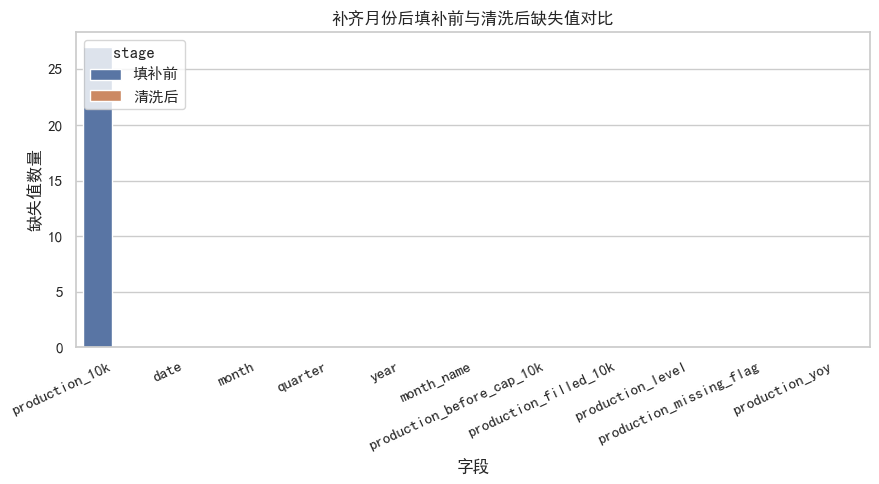
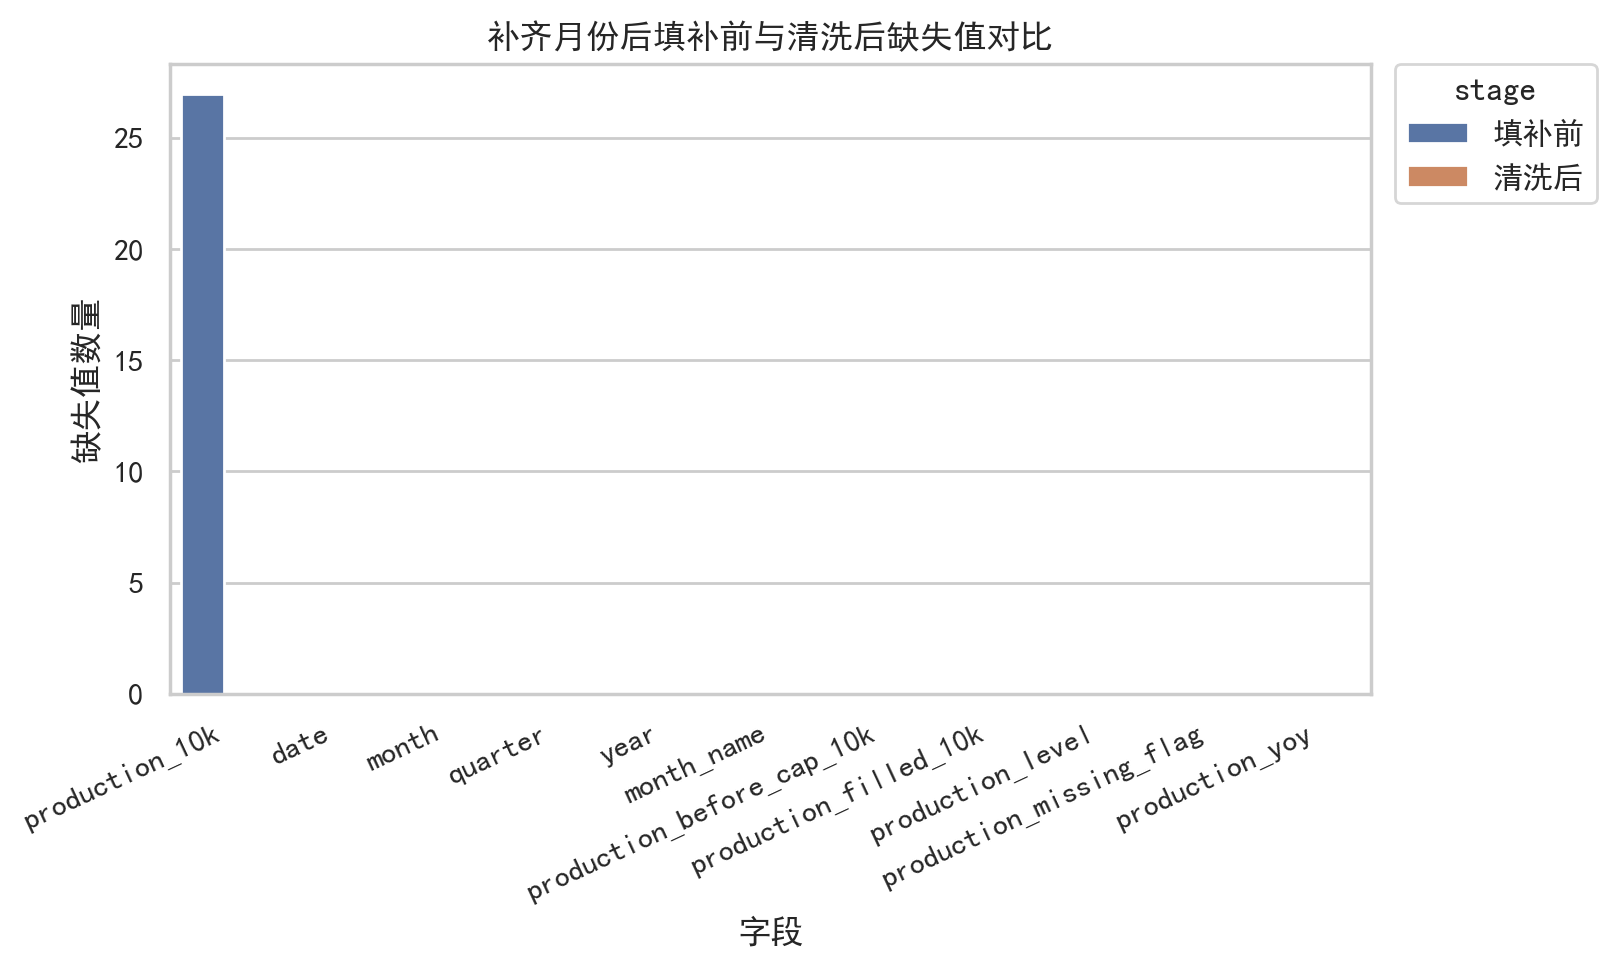
The change to this notebook cell's code, shown as a diff; its figure went from the first image to the second:
--- before
+++ after
@@ -6,13 +6,16 @@
 
 merged_missing = pd.concat([missing_before, missing_after], ignore_index=True)
-plt.figure(figsize=(9, 5))
-sns.barplot(data=merged_missing, x="column", y="missing_count", hue="stage")
+plt.figure(figsize=(10, 5))
+ax = sns.barplot(data=merged_missing, x="column", y="missing_count", hue="stage")
 plt.title("补齐月份后填补前与清洗后缺失值对比")
 plt.xlabel("字段")
 plt.ylabel("缺失值数量")
 plt.xticks(rotation=25, ha="right")
-save_current_fig("01_missing_before_after.png")
+ax.legend(title="stage", loc="upper left", bbox_to_anchor=(1.02, 1), borderaxespad=0)
+plt.tight_layout(rect=[0, 0, 0.82, 1])
+plt.savefig(FIG_DIR / "01_缺失值填补前后对比.png", dpi=200, bbox_inches="tight")
+plt.show()
 
-print("图 01 和图 05 属于数据清洗前后对比；图 02、03、04、06、07、08 属于清洗后数据分析结果。")
+print("图1-1和图1-2属于数据清洗前后对比；图1-3至图1-8属于清洗后数据分析结果。")
 
 plt.figure(figsize=(10, 5))
@@ -21,5 +24,5 @@
 plt.xlabel("年份")
 plt.ylabel("销量（万辆）")
-save_current_fig("02_nev_sales_trend.png")
+save_current_fig("02_新能源汽车年度销量趋势.png")
 
 plt.figure(figsize=(10, 5))
@@ -30,5 +33,5 @@
 plt.ylabel("同比增速")
 plt.xticks(rotation=30)
-save_current_fig("03_nev_yoy_growth.png")
+save_current_fig("03_新能源汽车销量同比增速.png")
 
 plt.figure(figsize=(11, 5))
@@ -37,5 +40,5 @@
 plt.xlabel("月份")
 plt.ylabel("产量（万辆）")
-save_current_fig("04_monthly_car_production.png")
+save_current_fig("04_中国汽车月度产量趋势.png")
 
 fig, axes = plt.subplots(1, 2, figsize=(10, 4))
@@ -46,5 +49,5 @@
 axes[1].set_title("清洗后月度产量")
 axes[1].set_ylabel("万辆")
-save_current_fig("05_production_boxplot_before_after.png")
+save_current_fig("05_月度产量异常值处理前后对比.png")
 
 plt.figure(figsize=(9, 5))
@@ -53,5 +56,5 @@
 plt.xlabel("年份")
 plt.ylabel("全球占比（%）")
-save_current_fig("06_china_world_share.png")
+save_current_fig("06_电动汽车销量全球占比.png")
 
 compare = annual[annual["world_ev_sales_million"] > 0]
@@ -63,5 +66,5 @@
 plt.ylabel("销量（百万辆）")
 plt.legend()
-save_current_fig("07_china_vs_world_ev_sales.png")
+save_current_fig("07_中国与世界其他地区电动汽车销量对比.png")
 
 corr_cols = ["nev_sales_10k", "car_production_10k", "nev_sales_yoy", "nev_to_car_output_ratio_pct", "china_world_share_pct"]
@@ -69,3 +72,3 @@
 sns.heatmap(annual[corr_cols].corr(), annot=True, fmt=".2f", cmap="RdBu_r", center=0, square=True)
 plt.title("年度新能源汽车关键指标相关系数热力图")
-save_current_fig("08_annual_correlation_heatmap.png")
+save_current_fig("08_年度关键指标相关系数热力图.png")

Commit: chore: 更新学习资料